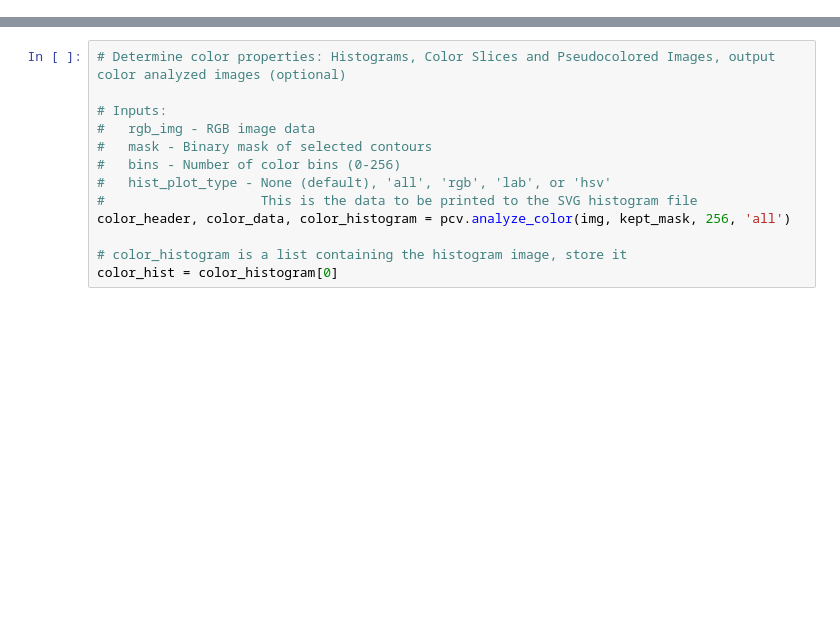
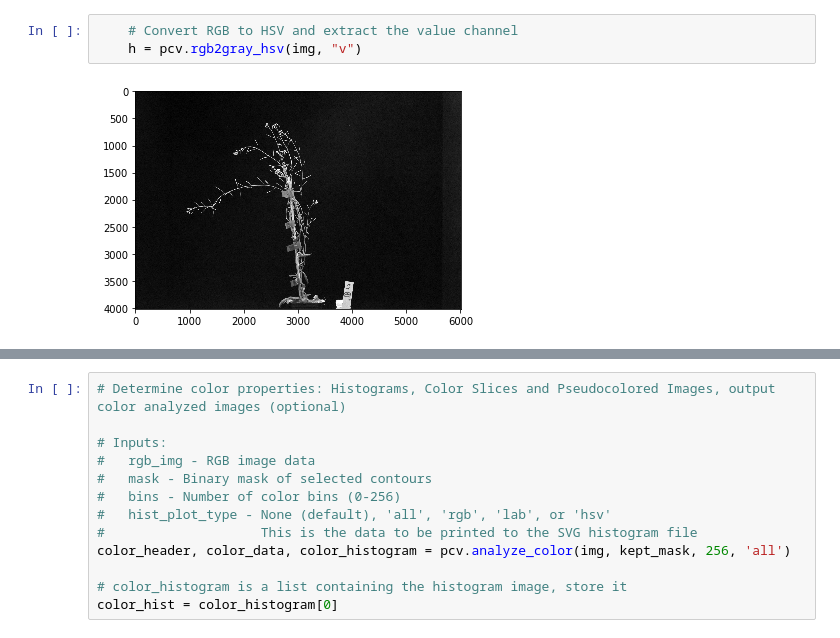
Before and after one commit to leonardblaschek/plantcv, a Jupyter notebook: plantcv_vis.ipynb, the cells around one changed output, grey strips where cells are left out. Saved outputs shown, nothing was run; the diff lists cells and outputs as text; blank space fills up the shorter version.

```diff
--- a/plantcv_vis.ipynb
+++ b/plantcv_vis.ipynb
@@ -49,0 +46,5 @@ pcv.params.debug = args.debug
+# %%
+    # Convert RGB to HSV and extract the value channel
+    h = pcv.rgb2gray_hsv(img, "v")
+# %% [output]
+[figure, added]
```
Also changed, not shown: parts of 19 cells of this notebook, 1 other file.
